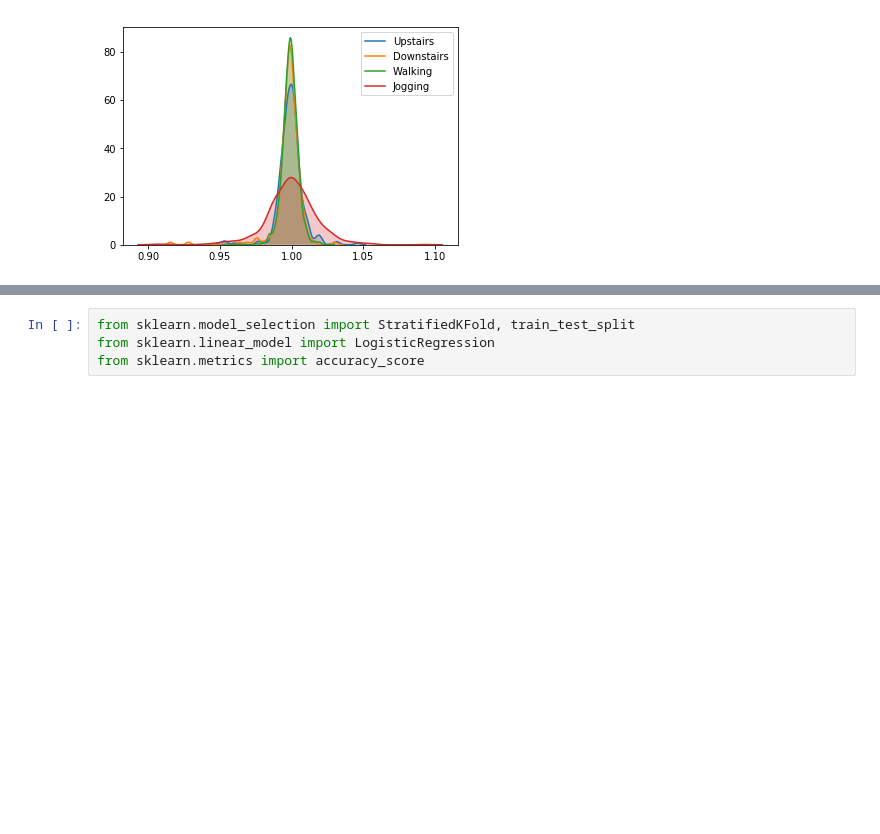
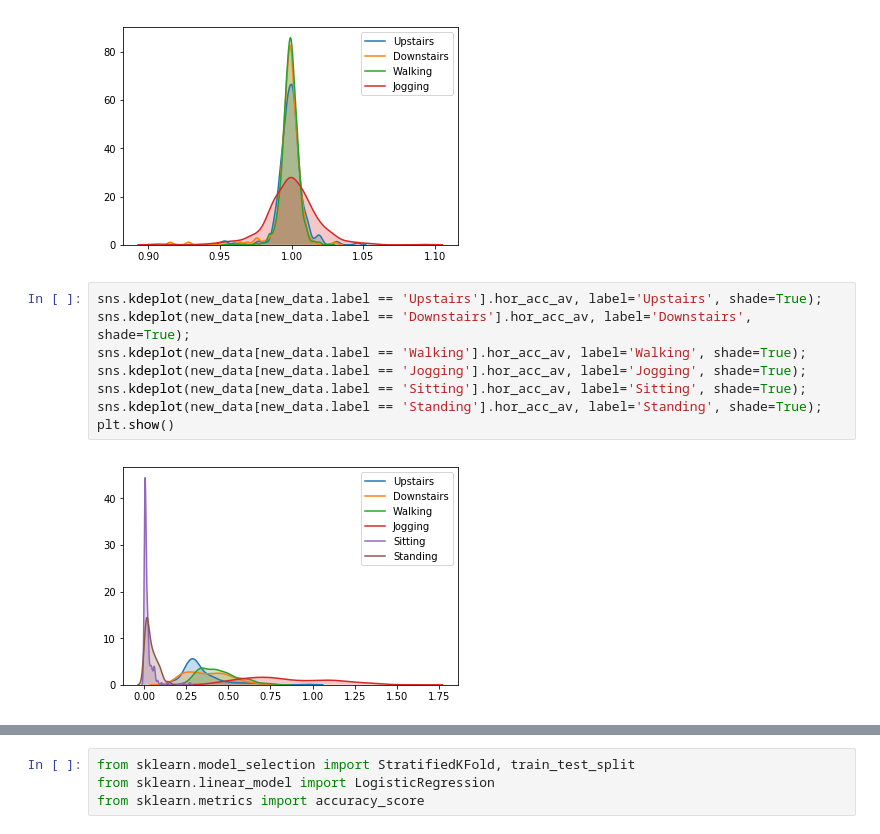
Before and after one commit to norrilsk/str_sht, a Jupyter notebook: Accelerometr.ipynb, the cells around one changed output, grey strips where cells are left out. Cells and saved outputs as stored; diff of their text form; blank space fills up the shorter version.

```diff
--- a/Accelerometr.ipynb
+++ b/Accelerometr.ipynb
@@ -291,6 +323,16 @@ sns.kdeplot(new_data[new_data.label == 'Jogging'].vert_acc_av, label='Jogging',
 plt.show()
 # %% [output]
 [figure]
+# %%
+sns.kdeplot(new_data[new_data.label == 'Upstairs'].hor_acc_av, label='Upstairs', shade=True);
+sns.kdeplot(new_data[new_data.label == 'Downstairs'].hor_acc_av, label='Downstairs', shade=True);
+sns.kdeplot(new_data[new_data.label == 'Walking'].hor_acc_av, label='Walking', shade=True);
+sns.kdeplot(new_data[new_data.label == 'Jogging'].hor_acc_av, label='Jogging', shade=True);
+sns.kdeplot(new_data[new_data.label == 'Sitting'].hor_acc_av, label='Sitting', shade=True);
+sns.kdeplot(new_data[new_data.label == 'Standing'].hor_acc_av, label='Standing', shade=True);
+plt.show()
+# %% [output]
+[figure, added]
 # %%
 y = list(new_data.label.values)
 for act in activities:
```
Also changed, not shown: parts of 21 cells of this notebook.
